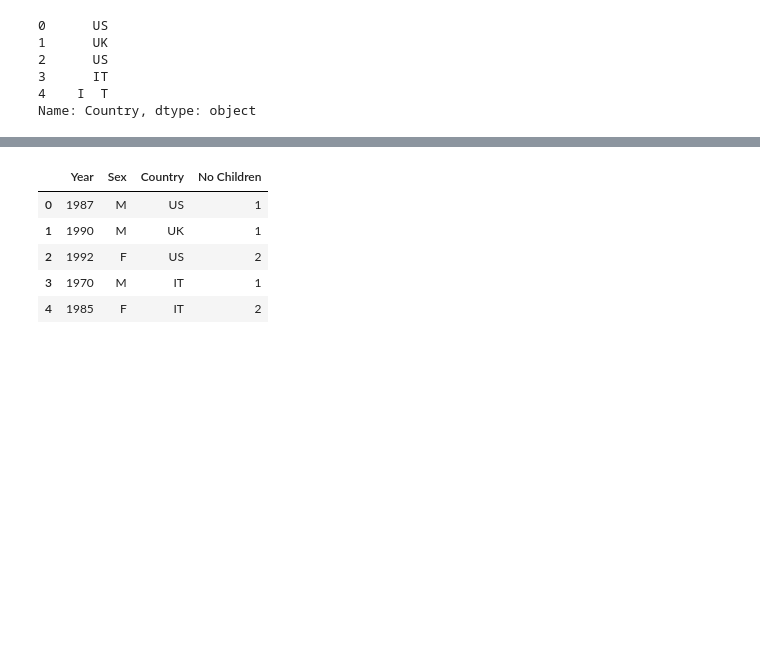
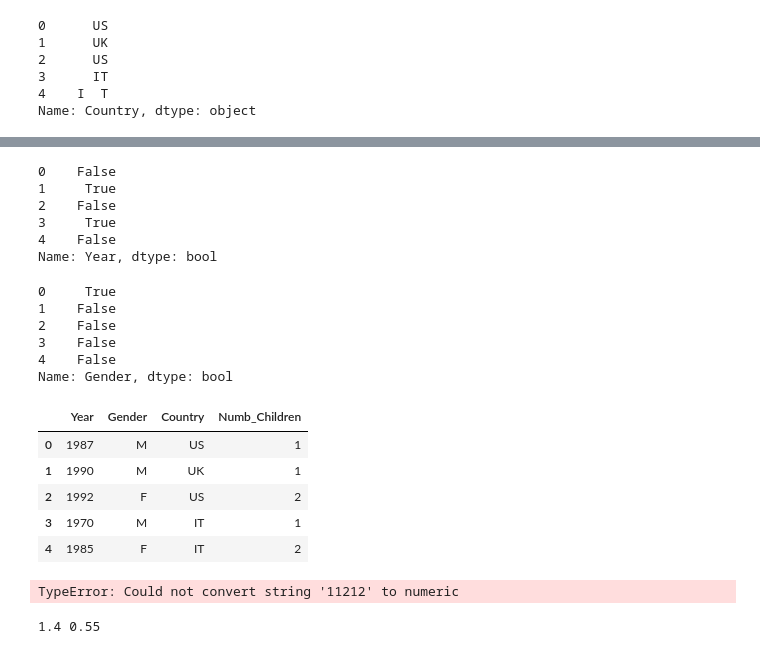
Before and after one commit to hh-blaire-cho/ds101_2025Jun, a Jupyter notebook: 08_Pandas_DataCleansing.ipynb, the cells around one changed output, grey strips where cells are left out. Saved outputs shown, nothing was run; the diff lists cells and outputs as text; code cells hidden in the pictures; blank space fills up the shorter version.

```diff
--- a/08_Pandas_DataCleansing.ipynb
+++ b/08_Pandas_DataCleansing.ipynb
@@ -319,7 +344,7 @@ temp
 df = pd.DataFrame(
     {
         "Data": [
-            "1987_M_US _1",
+            "1987_M._US _1",
             "1990?_M_UK_1",
             "1992_F_US_2",
             "1970?_M_   IT_1",
@@ -356,6 +380,3 @@ df
 | 2 | 1992 | F | US | 2 |
 | 3 | 1970? | M | IT | 1 |
 | 4 | 1985 | F | I T | 2 |
-# %%
-df.columns = ["Year", "Sex", "Country", "No Children"]
-df
@@ -368,0 +383,4 @@ df
+# %%
+df = df["Data"].str.split("_", expand=True)
+df.columns = ["Year", "Gender", "Country", "Numb_Children"]
+df
@@ -430,11 +458,40 @@ df
+# %%
+# df["Year"].str.contains("?")  # error!! you need to use \\?
+df["Year"].str.contains("\\?")
+# %% [output]
+0    False
+1     True
+2    False
+3     True
+4    False
+Name: Year, dtype: bool
+# %%
+# print(df["Gender"].str.contains(".")) # no error. but you will get all True
+print(df["Gender"].str.contains("\\."))
+# %% [output]
+0     True
+1    False
+2    False
+3    False
+4    False
+Name: Gender, dtype: bool
 # %%
 df["Year"] = df["Year"].str.replace("?", "")
-df["Year"] = df["Year"].astype(int)
+df["Gender"] = df["Gender"].str.replace(".", "")
 df
 # %% [output]
-|  | Year | Sex | Country | No Children |
+|  | Year | Gender | Country | Numb_Children |
 | 0 | 1987 | M | US | 1 |
 | 1 | 1990 | M | UK | 1 |
 | 2 | 1992 | F | US | 2 |
 | 3 | 1970 | M | IT | 1 |
 | 4 | 1985 | F | IT | 2 |
+# %%
+print(df["Numb_Children"].mean(), df["Numb_Children"].std().round(2))  # error
+# %% [output]
+TypeError: Could not convert string '11212' to numeric
+# %%
+df["Numb_Children"] = df["Numb_Children"].astype(int)
+print(df["Numb_Children"].mean(), df["Numb_Children"].std().round(2))
+# %% [output]
+1.4 0.55
```
Also changed, not shown: parts of 45 cells of this notebook, 9 other files.
